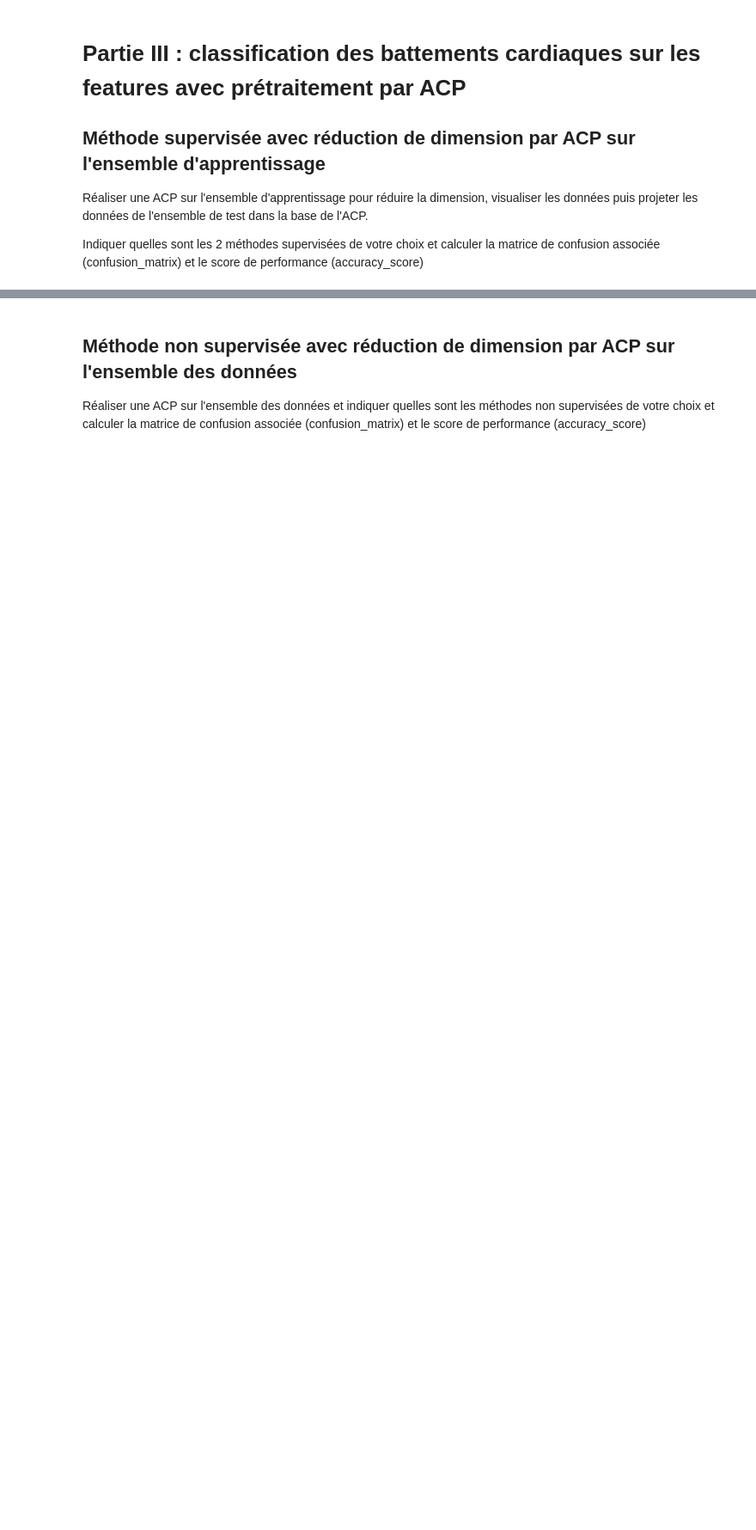
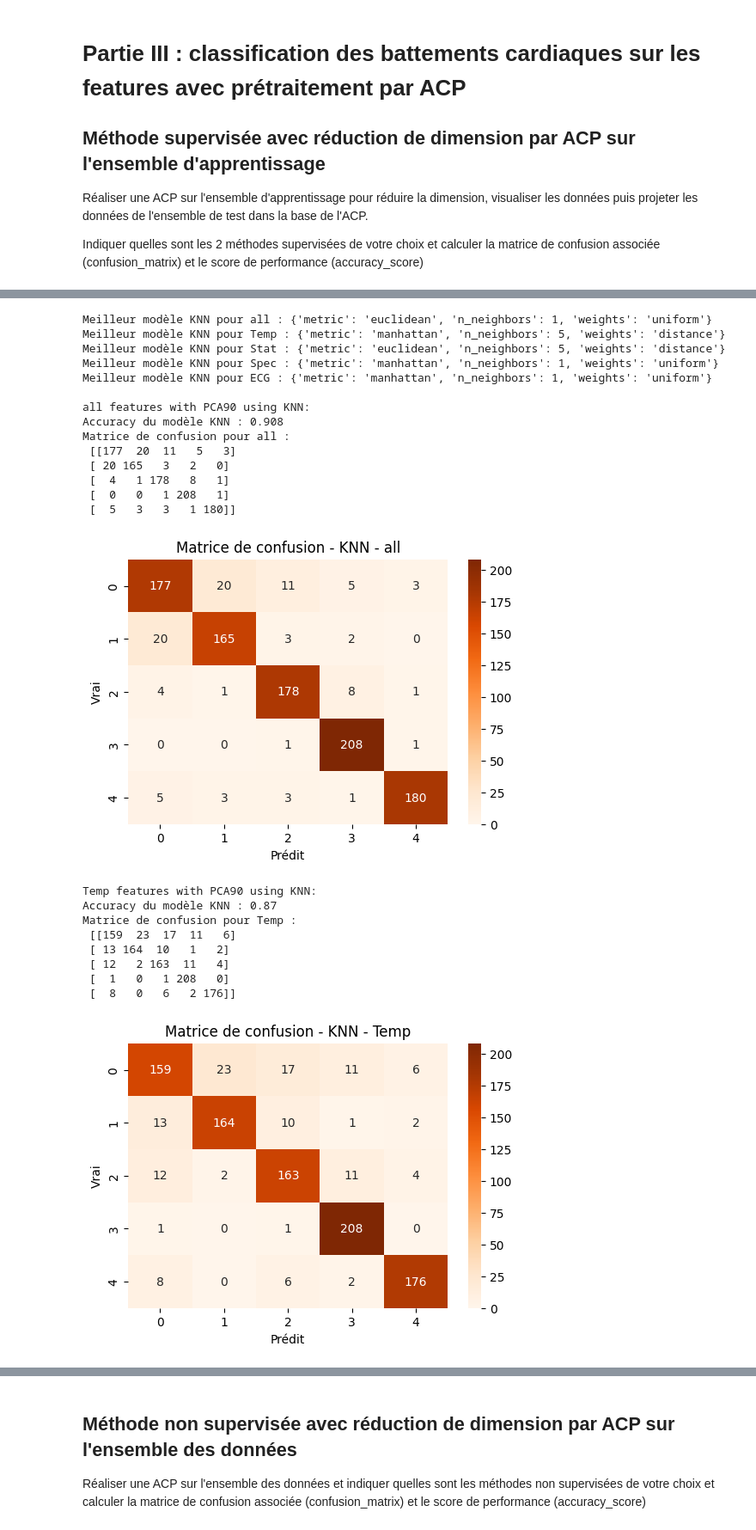
Before and after one commit to AsmaeKarmouchi/Project_ECG_Classification, a Jupyter notebook: Projet_ECG_Etudiant (2).ipynb, the cells around one changed output, grey strips where cells are left out. Shown at 86% size. Drawn from its saved outputs; the diff is of its cells as text; code cells hidden in the pictures; blank space fills up the shorter version.

```diff
--- a/Projet_ECG_Etudiant (2).ipynb
+++ b/Projet_ECG_Etudiant (2).ipynb
@@ -387,0 +319,3 @@ Vecteur de test 189 : Meilleur score = 1.7630, Classe prédite = 4.0, Chemin = [
+# %%
+TAILLE_TEST = DataECGTest.shape[0]  # Nombre d'exemples de test
+N_CLASSES = 5
@@ -1440,0 +1454,58 @@ Accuracy - Random Forest : 0.907
+# %%
+# Initialisation et entraînement du modèle KNN
+param_grid = {
+    "n_neighbors": [1, 3, 5, 7, 10, 15, 20],
+    "weights": ["uniform", "distance"],
+    "metric": ["euclidean", "manhattan", "minkowski"]
+}
+
+best_knn_models = {}
+
+for key in data_sets.keys():
+    knn = GridSearchCV(KNeighborsClassifier(), param_grid, cv=5, scoring="accuracy")
+    knn.fit(pca_transformed_data[f"{key}_train_PCA"], LabelF_train)
+    best_knn_models[key] = knn.best_estimator_
+    print(f"Meilleur modèle KNN pour {key} : {knn.best_params_}")
+
+# Tester et afficher les résultats pour KNN
+for key, model in best_knn_models.items():
+    print(f"\n{key} features with PCA90 using KNN:")
+    X_test = pca_transformed_data[f"{key}_test_PCA"]
+    y_pred = model.predict(X_test)
+    accuracy = accuracy_score(LabelF_test, y_pred)
+    print(f"Accuracy du modèle KNN : {accuracy}")
+    conf_matrix = confusion_matrix(LabelF_test, y_pred)
+    print(f"Matrice de confusion pour {key} :\n", conf_matrix)
+
+    # Affichage de la matrice de confusion
+    plt.figure(figsize=(6, 4))
+    sns.heatmap(conf_matrix, annot=True, fmt="d", cmap="Oranges")
+    plt.title(f"Matrice de confusion - KNN - {key}")
+    plt.xlabel("Prédit")
+    plt.ylabel("Vrai")
+    plt.show()
+# %% [output]
+Meilleur modèle KNN pour all : {'metric': 'euclidean', 'n_neighbors': 1, 'weights': 'uniform'}
+Meilleur modèle KNN pour Temp : {'metric': 'manhattan', 'n_neighbors': 5, 'weights': 'distance'}
+Meilleur modèle KNN pour Stat : {'metric': 'euclidean', 'n_neighbors': 5, 'weights': 'distance'}
+Meilleur modèle KNN pour Spec : {'metric': 'manhattan', 'n_neighbors': 1, 'weights': 'uniform'}
+Meilleur modèle KNN pour ECG : {'metric': 'manhattan', 'n_neighbors': 1, 'weights': 'uniform'}
+
+all features with PCA90 using KNN:
+Accuracy du modèle KNN : 0.908
+Matrice de confusion pour all :
+ [[177  20  11   5   3]
+ [ 20 165   3   2   0]
+ [  4   1 178   8   1]
+ [  0   0   1 208   1]
+ [  5   3   3   1 180]]
+[figure, added]
+Temp features with PCA90 using KNN:
+Accuracy du modèle KNN : 0.87
+Matrice de confusion pour Temp :
+ [[159  23  17  11   6]
+ [ 13 164  10   1   2]
+ [ 12   2 163  11   4]
+ [  1   0   1 208   0]
+ [  8   0   6   2 176]]
+[figure, added]
```
Also changed, not shown: parts of 52 cells of this notebook.
